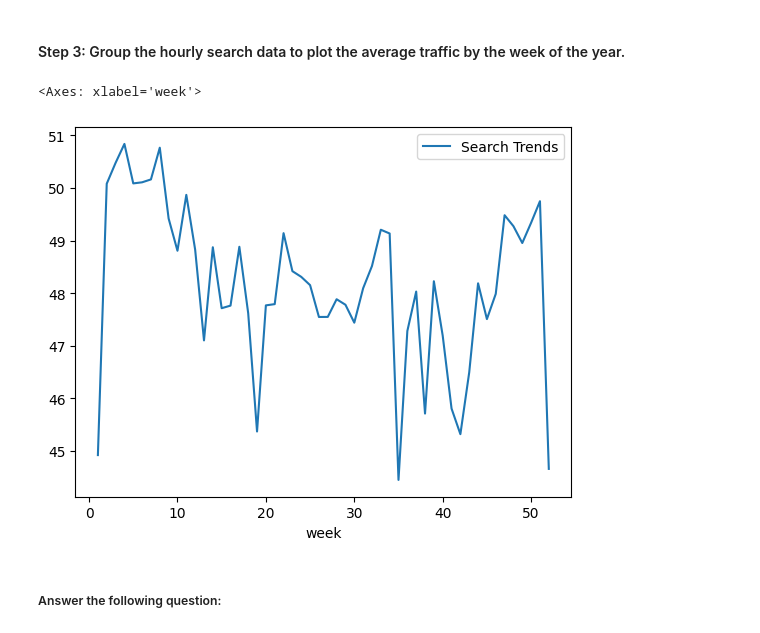
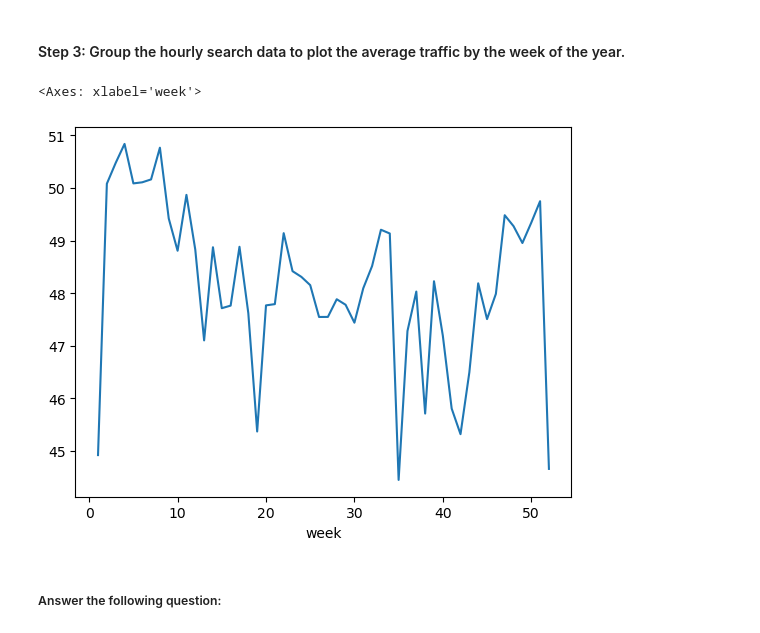
Before and after one commit to chelseyellen/prophet-challenge, a Jupyter notebook: forecasting_net_prophet_CEH.ipynb, the cells around one changed output. Cells and saved outputs as stored; diff of their text form; code cells hidden in the pictures.

```diff
--- a/forecasting_net_prophet_CEH.ipynb
+++ b/forecasting_net_prophet_CEH.ipynb
@@ -178,9 +178,12 @@ hourly_by_week_df.plot()
 #### Step 3: Group the hourly search data to plot the average traffic by the week of the year.
 # %%
 # Group the hourly search data to plot the average traffic by the week of the year using `df.index.isocalendar().week`.
+grouped_hourly_week = df_mercado_trends.groupby(df_mercado_trends.index.isocalendar().week)
+hourly_by_week_df = grouped_hourly_week["Search Trends"].mean()
+hourly_by_week_df.plot()
 # %% [output]
 <Axes: xlabel='week'>
-[figure, old version]
+[figure, new version]
 # %% [markdown]
 ##### Answer the following question:
 # %% [markdown]
```
Also changed, not shown: parts of 1 cell of this notebook.
